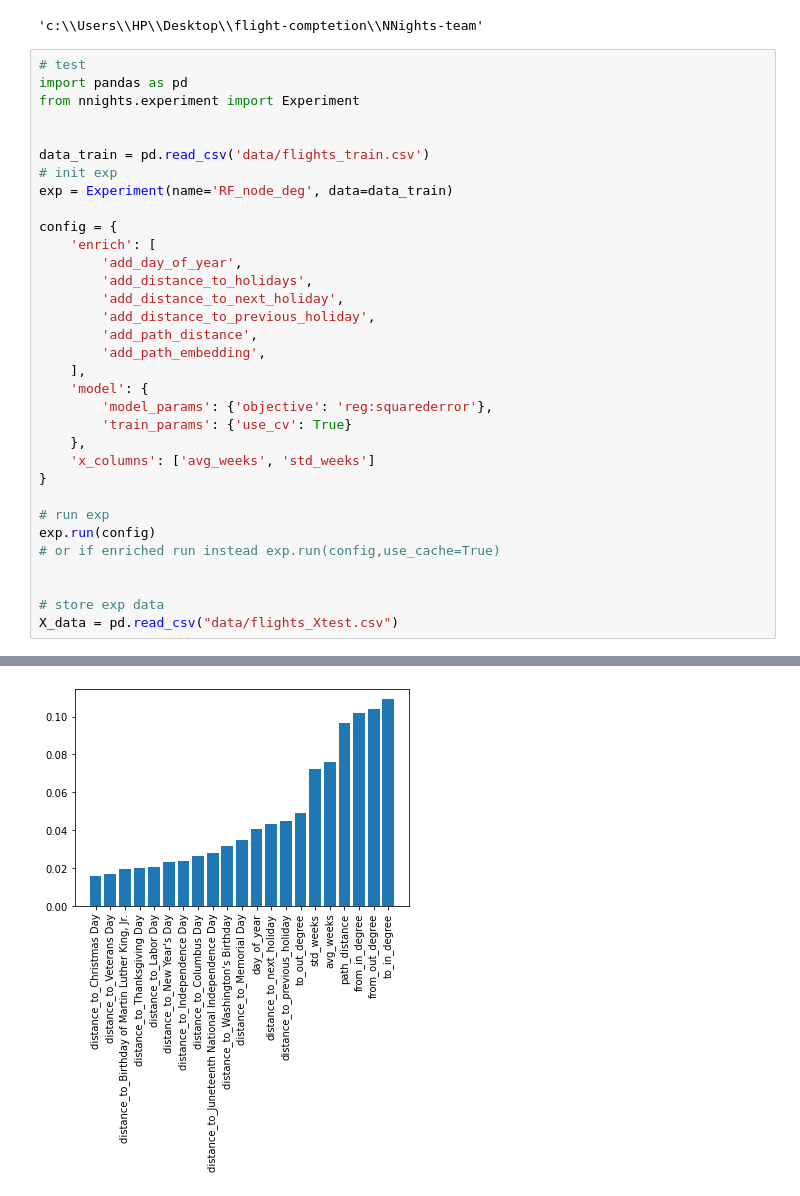
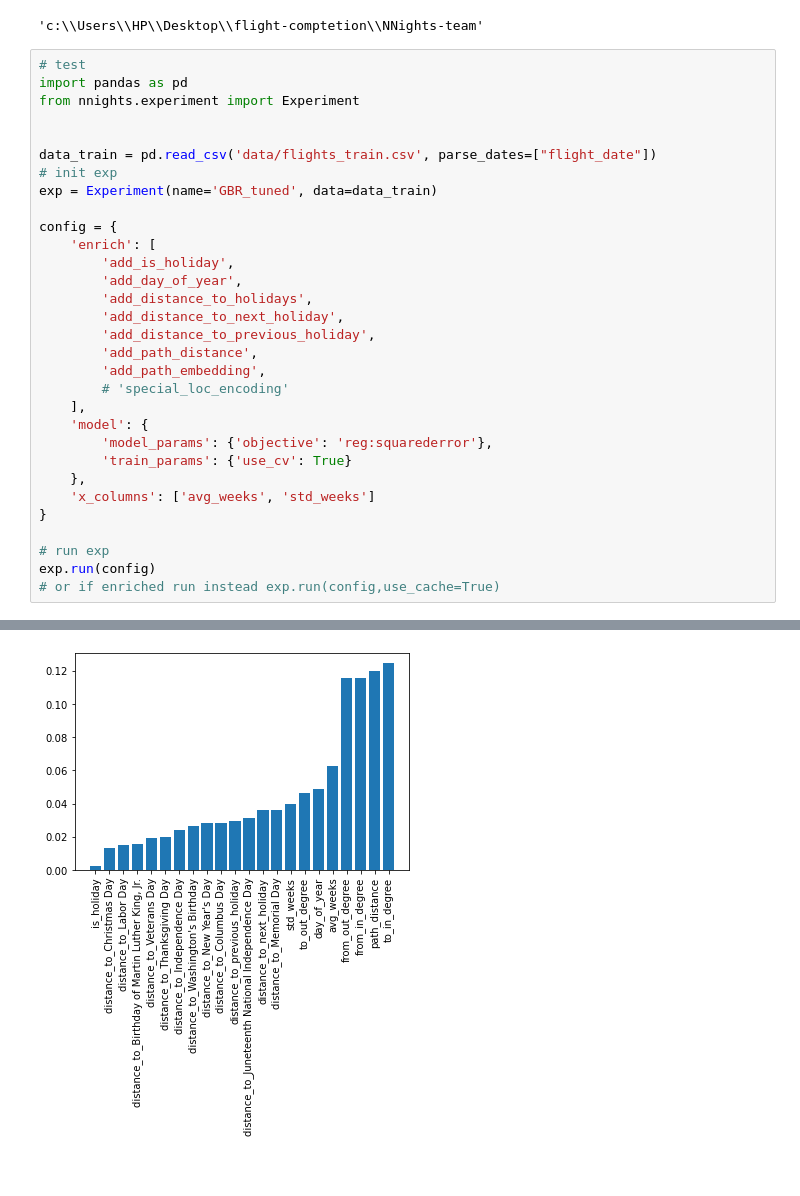
Before and after one commit to Badr-MOUFAD/NNights-team, a Jupyter notebook: notebooks_models/test_experiment.ipynb, the cells around one changed output, grey strips where cells are left out. Cells and saved outputs as stored; diff of their text form.

```diff
--- a/notebooks_models/test_experiment.ipynb
+++ b/notebooks_models/test_experiment.ipynb
@@ -12,18 +12,20 @@ import pandas as pd
 from nnights.experiment import Experiment
 
 
-data_train = pd.read_csv('data/flights_train.csv')
+data_train = pd.read_csv('data/flights_train.csv', parse_dates=["flight_date"])
 # init exp
-exp = Experiment(name='RF_node_deg', data=data_train)
+exp = Experiment(name='GBR_tuned', data=data_train)
 
 config = {
     'enrich': [
+        'add_is_holiday',
         'add_day_of_year',
         'add_distance_to_holidays',
         'add_distance_to_next_holiday',
         'add_distance_to_previous_holiday',
         'add_path_distance',
         'add_path_embedding',
+        # 'special_loc_encoding'
     ],
     'model': {
         'model_params': {'objective': 'reg:squarederror'},
@@ -35,9 +37,5 @@ config = {
 # run exp
 exp.run(config)
 # or if enriched run instead exp.run(config,use_cache=True)
-
-
-# store exp data
-X_data = pd.read_csv("data/flights_Xtest.csv")
 # %% [output]
 -- Enrich start -------------
@@ -58,3 +57,3 @@ RMSE on test : 0.6615866150990796
 --Feat imporance  ...
-[figure, old version]
+[figure, new version]
 # %%
```
Also changed, not shown: parts of 3 cells of this notebook, 10 other files.
